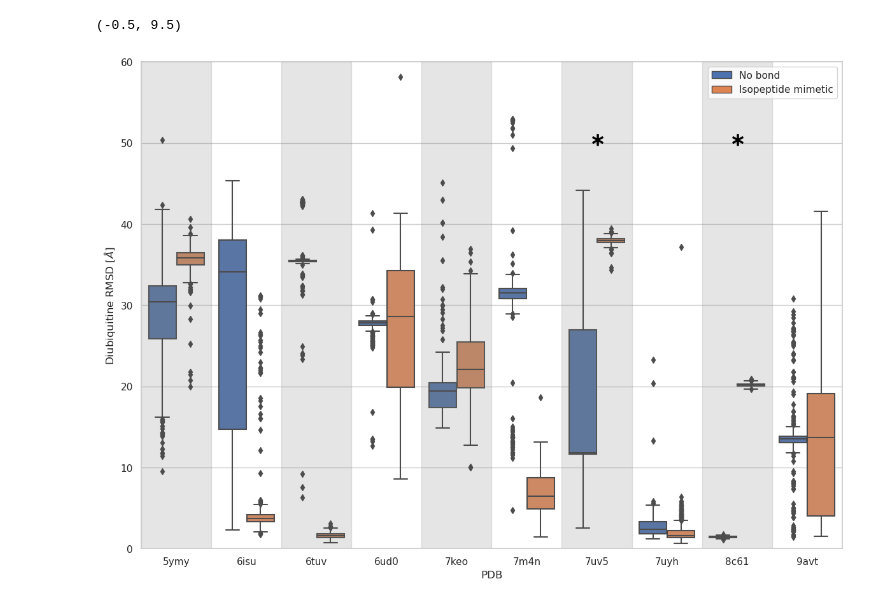
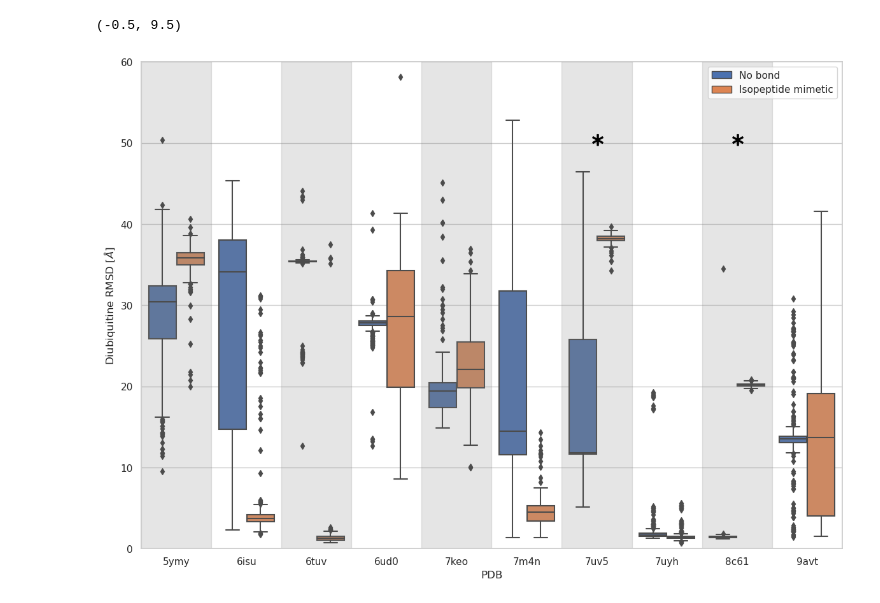
Before and after one commit to bio-phys/polyUb-AF, a Jupyter notebook: analysis_isopeptide_rmsd_ubs.ipynb, the cells around one changed output. Saved outputs shown, nothing was run; the diff lists cells and outputs as text; code cells hidden in the pictures.

```diff
--- a/analysis_isopeptide_rmsd_ubs.ipynb
+++ b/analysis_isopeptide_rmsd_ubs.ipynb
@@ -73,20 +73,22 @@ def calc_rmsd(input_rec, debug=False, write=True):
     if len(ub_models) <= len(ub_refs):
         permuted = list(itertools.permutations(ub_refs))
         permuted = list(set([ elem[:len(ub_models)] for elem in permuted ]))
+        rmsd_len = len(ub_models)
         fixed = ub_models
     else:
         permuted = list(itertools.permutations(ub_models))
         permuted = list(set([ elem[:len(ub_refs)] for elem in permuted ]))
+        rmsd_len = len(ub_refs)
         fixed = ub_refs
     print (f" Can create {len(permuted)} unique assignments per reference frame.")
 
     # Store results
     all_target_rmsd = np.zeros(len(model_names))
-    all_ub_rmsd     = np.zeros((len(model_names), 2))
+    all_ub_rmsd     = np.zeros((len(model_names), rmsd_len))
     for ts_model in u_model.trajectory:
 
         # Store all best-Ub-RMSD-pair for all reference combinations
-        ub_rmsd_for_all_refs = np.zeros((u_ref.trajectory.n_frames, 2))
+        ub_rmsd_for_all_refs = np.zeros((u_ref.trajectory.n_frames, rmsd_len))
 
         for ts_ref in u_ref.trajectory:
             # Align target in model onto target in reference
@@ -111,7 +113,7 @@ def calc_rmsd(input_rec, debug=False, write=True):
             ub_rmsd_for_all_refs[ts_ref.frame] = score_rmsd(ub_perm_rmsds)
 
         # Determine minimal overall diUb RMSD for all the entries, and select the minimal.
-        combined_rmsds = np.sqrt(np.square(ub_rmsd_for_all_refs).sum(axis=1) / 2)
+        combined_rmsds = np.sqrt(np.square(ub_rmsd_for_all_refs).sum(axis=1) / len(ub_rmsd_for_all_refs[0]))
         best_ref_id = np.argmin(combined_rmsds)
 
         all_target_rmsd[ts_model.frame] = target_rmsd
@@ -359,9 +387,9 @@ for system in input_rec_dic.keys():
     model_names, target_rmsd, ub_rmsd = calc_rmsd(input_rec=input_rec_dic[system], debug = True)
     result_target_dict[system] = target_rmsd
     # USE IF THE UB RMSD-S ARE COMBINED
-    result_diub_dict[system] = np.sqrt(ub_rmsd[:,0]**2 + ub_rmsd[:,1]**2) / np.sqrt(2)
-    result_monoub_dict[system+"-proximal"] = ub_rmsd[:,0]
-    result_monoub_dict[system+"-distal"]   = ub_rmsd[:,1]
+    result_diub_dict[system] = np.sqrt(np.square(ub_rmsd).sum(axis=1) / len(ub_rmsd[0]))
+    for i,col in enumerate(ub_rmsd.T):
+        result_monoub_dict[system+f"-{i}"] = col
     print ()
 # %% [output]
 5ymy
@@ -456,35 +484,37 @@ fig = plt.figure(layout="constrained")
 
 # use to set style of background of plot
 seaborn.set_theme(rc={'figure.figsize':(11.7,8.27)})
 seaborn.set(style="whitegrid")
 
 
-ax = seaborn.boxplot(x="PDB", y="RMSD", hue="bond", data=diub_rmsd_df)
+ax = seaborn.boxplot(x="PDB", y="RMSD", hue="bond", data=diub_rmsd_df[diub_rmsd_df['PDB'] != '8j1p'])
 ax.set_ylabel(r'Diubiquitine RMSD [$\AA$]')
 ax.legend(title='Using bond?', labels=['No', 'Yes'])
 ax.set_ylim([0,60])
 ax.legend(title=None, labels=['No bond', 'Isopeptide mimetic'])
 leg = ax.get_legend()
 leg.legendHandles[0].set_facecolor(colors[0])
 leg.legendHandles[1].set_facecolor(colors[1])
 leg.legendHandles[0].set_linewidth(1)
 leg.legendHandles[1].set_linewidth(1)
-
-plt.savefig("AF3-diub-rmsd.svg", bbox_inches=0, transparent=True)
-plt.savefig("AF3-diub-rmsd.png", bbox_inches=0, transparent=False)
 
 limits = ax.get_xlim()
 print (limits)
 ax.axvspan(-0.5, 0.5, color='gray', alpha=0.2)
 ax.axvspan( 1.5, 2.5, color='gray', alpha=0.2)
 ax.axvspan( 3.5, 4.5, color='gray', alpha=0.2)
 ax.axvspan( 5.5, 6.5, color='gray', alpha=0.2)
 ax.axvspan( 7.5, 8.5, color='gray', alpha=0.2)
 ax.set_xlim(limits)
 plt.plot([6], [50], marker=r'$*$', markersize=20, color="black")
 plt.plot([8], [50], marker=r'$*$', markersize=20, color="black")
 
+
+plt.savefig("AF3-diub-rmsd.svg", bbox_inches=0, transparent=True)
+plt.savefig("AF3-diub-rmsd.png", bbox_inches=0, transparent=False)
+
+
 plt.show()
 # %% [output]
 (-0.5, 9.5)
-[figure, old version]
+[figure, new version]
```
Also changed, not shown: parts of 9 cells of this notebook.
